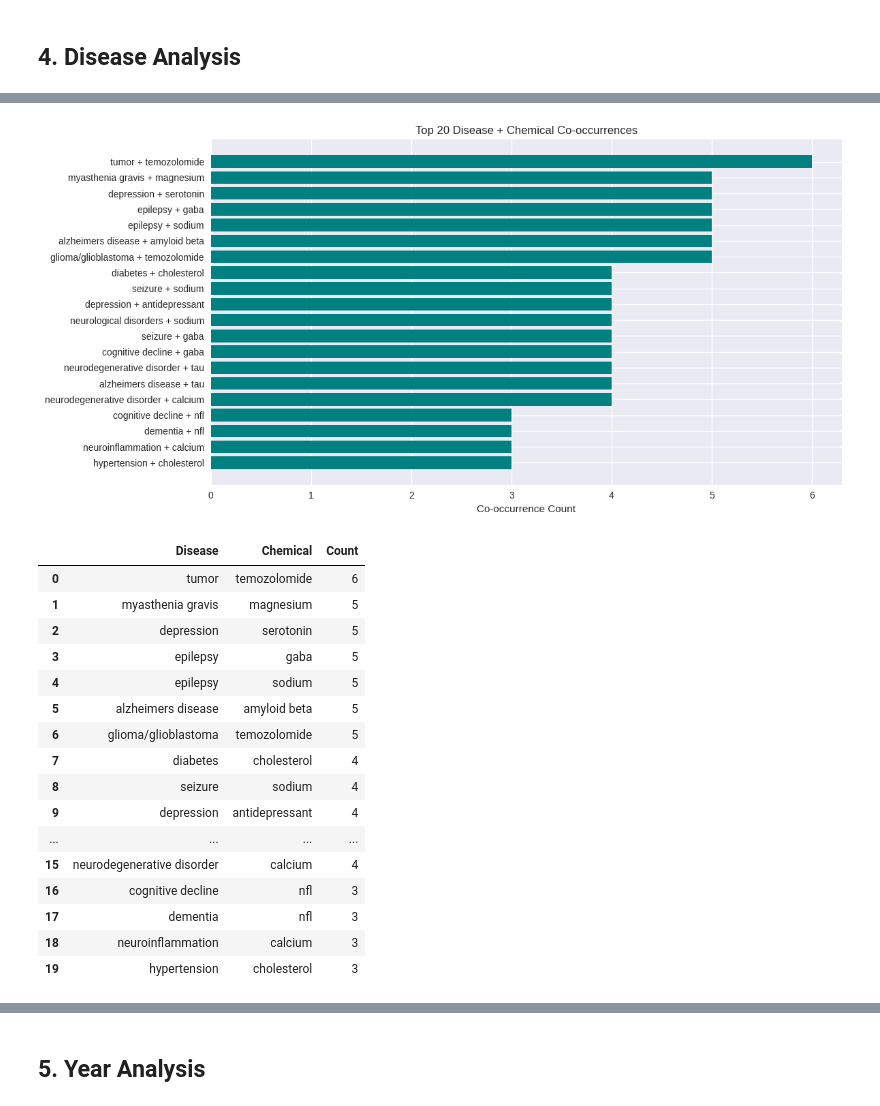
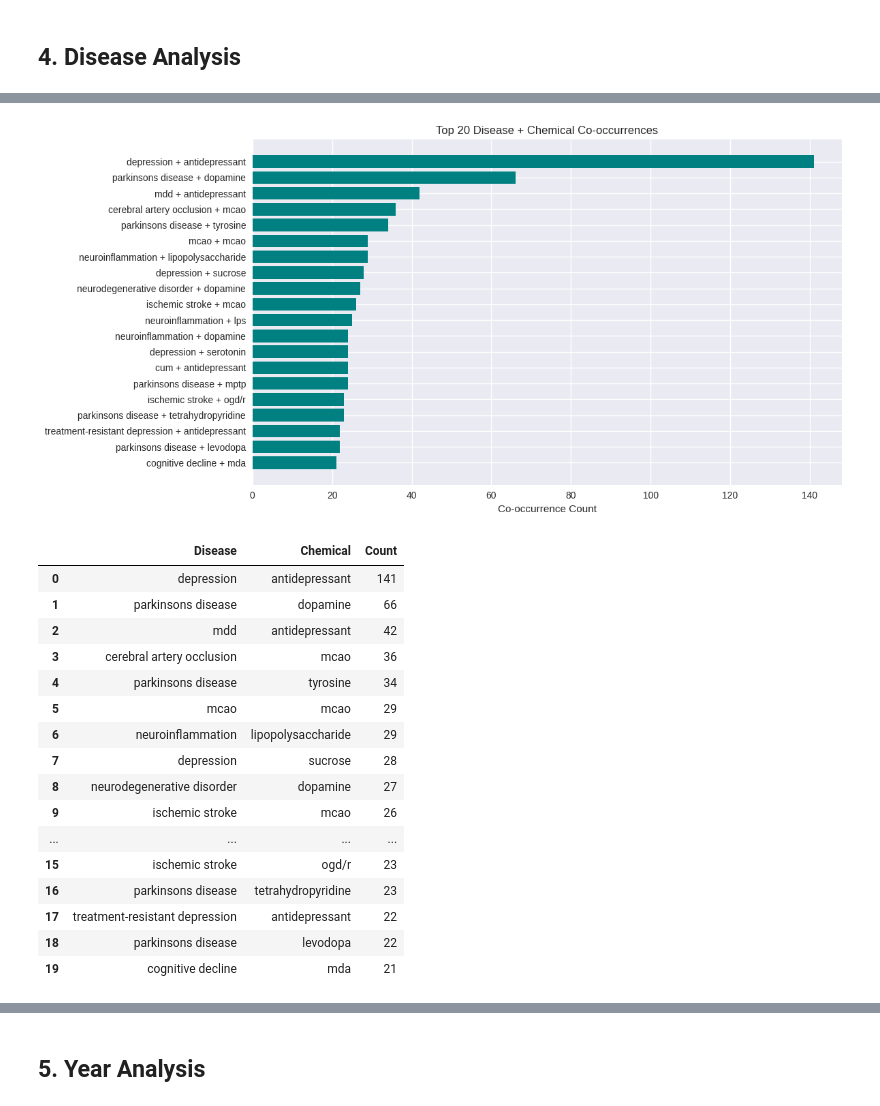
Before and after one commit to dghvici/Biomedical-Text-Classification, a Jupyter notebook: EDA_Notebook.ipynb, the cells around one changed output, grey strips where cells are left out. Saved outputs shown, nothing was run; the diff lists cells and outputs as text; code cells hidden in the pictures.

```diff
--- a/EDA_Notebook.ipynb
+++ b/EDA_Notebook.ipynb
@@ -23,9 +23,9 @@ pd.set_option('display.max_colwidth', 100)
 ## 1. Load and Explore the Data
 # %%
 # Load the dataset with categories
-df = pd.read_csv('preprocessing/abstracts_with_categories.csv')
+df = pd.read_csv('preprocessing/cleaned_for_eda.csv')
 
 print(f"Dataset shape: {df.shape}")
 print(f"Columns: {list(df.columns)}")
-df.sample(15)
+df.sample(5)
 # %% [output]
@@ -867,7 +241,7 @@ df_cleaned['Diseases'] = df_cleaned['Diseases'].apply(lambda x: map_terms(x, dis
 # Analyze diseases
 diseases = []
 
-for disease_list in df_cleaned['Diseases'].dropna():
+for disease_list in df['Diseases'].dropna():
     diseases.extend(disease_list.split('; '))
 
 disease_counts = Counter(diseases)
@@ -904,14 +277,0 @@ parkinsons disease: 45
-# %%
-# Get all unique diseases (after splitting and stripping)
-chemicals = set()
-for entry in df_cleaned['Chemicals'].dropna():
-    chemicals.update([c.strip() for c in entry.split(';') if c.strip()])
-
-# Sort alphabetically
-sorted_chemicals = sorted(chemicals, key=lambda x: x.lower())
-
-# Display as a list
-for chemical in sorted_chemicals:
-    print(chemical)
-
-print(f"\nTotal unique chemicals: {len(sorted_chemicals)}")
@@ -1043,13 +277,0 @@ df_cleaned['Chemicals'] = df_cleaned['Chemicals'].apply(clean_chemical_list)
-# %%
-chemicals = set()
-for entry in df_cleaned['Chemicals'].dropna():
-    chemicals.update([c.strip() for c in entry.split(';') if c.strip()])
-
-# Sort alphabetically
-sorted_chemicals = sorted(chemicals, key=lambda x: x.lower())
-
-# Display as a list
-for chemical in sorted_chemicals:
-    print(chemical)
-
-print(f"\nTotal unique chemicals: {len(sorted_chemicals)}")
@@ -1109,56 +278,56 @@ mda: 6
 # %%
 # Parse diseases and chemicals into lists
-df_cleaned['Diseases_list'] = df_cleaned['Diseases'].fillna('').apply(lambda x: [d.strip() for d in x.split(';') if d.strip()])
-df_cleaned['Chemicals_list'] = df_cleaned['Chemicals'].fillna('').apply(lambda x: [c.strip() for c in x.split(';') if c.strip()])
+df['Diseases_list'] = df['Diseases'].fillna('').apply(lambda x: [d.strip() for d in x.split(';') if d.strip()])
+df['Chemicals_list'] = df['Chemicals'].fillna('').apply(lambda x: [c.strip() for c in x.split(';') if c.strip()])
 
 # Count co-occurrences
 pair_counter = Counter()
-for diseases, chemicals in zip(df_cleaned['Diseases_list'], df_cleaned['Chemicals_list']):
+for diseases, chemicals in zip(df['Diseases_list'], df['Chemicals_list']):
     for pair in itertools.product(diseases, chemicals):
         pair_counter[pair] += 1
 
 # Get top N co-occurring pairs
 top_pairs = pair_counter.most_common(20)
 diseases_top, chemicals_top, counts_top = zip(*[(d, c, cnt) for (d, c), cnt in top_pairs])
 
 # Create a DataFrame for visualization
 
 cooc_df = pd.DataFrame({
     'Disease': diseases_top,
     'Chemical': chemicals_top,
     'Count': counts_top
 })
 
 # Plot as a bar chart
 plt.figure(figsize=(12, 6))
 plt.barh([f'{d} + {c}' for d, c in zip(diseases_top, chemicals_top)], counts_top, color='teal')
 plt.xlabel('Co-occurrence Count')
 plt.title('Top 20 Disease + Chemical Co-occurrences')
 plt.tight_layout()
 plt.gca().invert_yaxis()
 plt.show()
 
 # Show the table
 cooc_df.head(20)
 # %% [output]
-[figure, old version]
+[figure, new version]
 |  | Disease | Chemical | Count |
-| 0 | tumor | temozolomide | 6 |
-| 1 | myasthenia gravis | magnesium | 5 |
-| 2 | depression | serotonin | 5 |
-| 3 | epilepsy | gaba | 5 |
-| 4 | epilepsy | sodium | 5 |
-| 5 | alzheimers disease | amyloid beta | 5 |
-| 6 | glioma/glioblastoma | temozolomide | 5 |
-| 7 | diabetes | cholesterol | 4 |
-| 8 | seizure | sodium | 4 |
-| 9 | depression | antidepressant | 4 |
+| 0 | depression | antidepressant | 141 |
+| 1 | parkinsons disease | dopamine | 66 |
+| 2 | mdd | antidepressant | 42 |
+| 3 | cerebral artery occlusion | mcao | 36 |
+| 4 | parkinsons disease | tyrosine | 34 |
+| 5 | mcao | mcao | 29 |
+| 6 | neuroinflammation | lipopolysaccharide | 29 |
+| 7 | depression | sucrose | 28 |
+| 8 | neurodegenerative disorder | dopamine | 27 |
+| 9 | ischemic stroke | mcao | 26 |
 | ... | ... | ... | ... |
-| 15 | neurodegenerative disorder | calcium | 4 |
-| 16 | cognitive decline | nfl | 3 |
-| 17 | dementia | nfl | 3 |
-| 18 | neuroinflammation | calcium | 3 |
-| 19 | hypertension | cholesterol | 3 |
+| 15 | ischemic stroke | ogd/r | 23 |
+| 16 | parkinsons disease | tetrahydropyridine | 23 |
+| 17 | treatment-resistant depression | antidepressant | 22 |
+| 18 | parkinsons disease | levodopa | 22 |
+| 19 | cognitive decline | mda | 21 |
 # %%
 
 # Get top N diseases and chemicals
```
Also changed, not shown: parts of 26 cells of this notebook, 9 other files.
